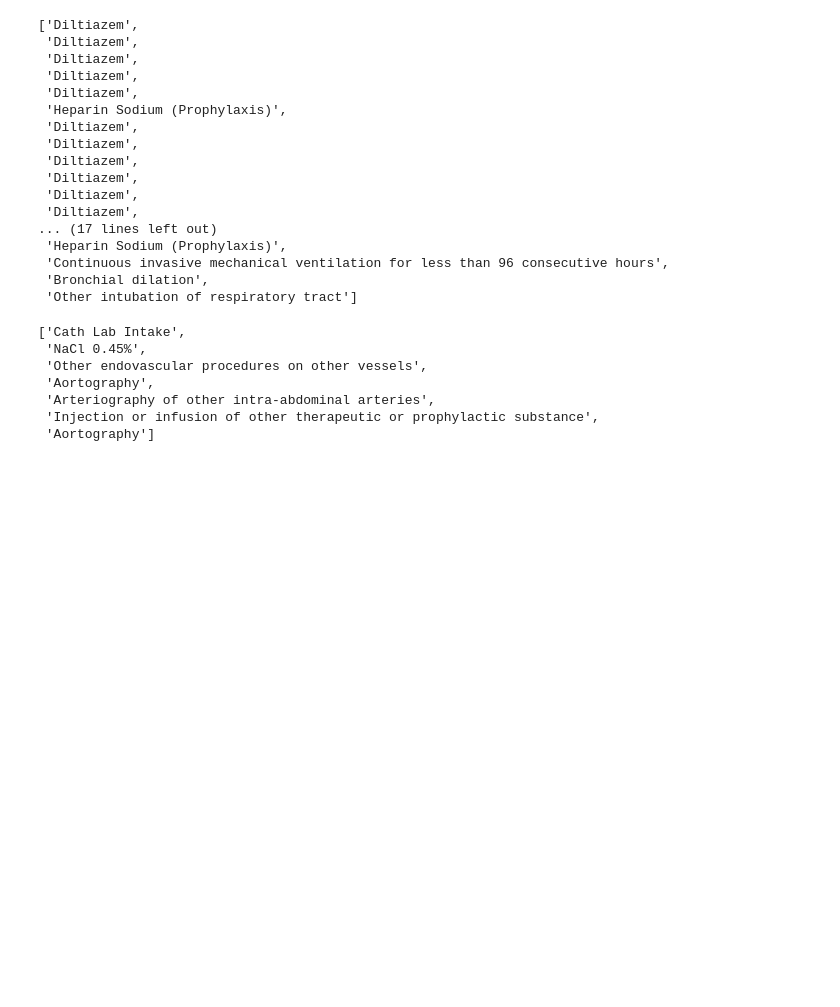
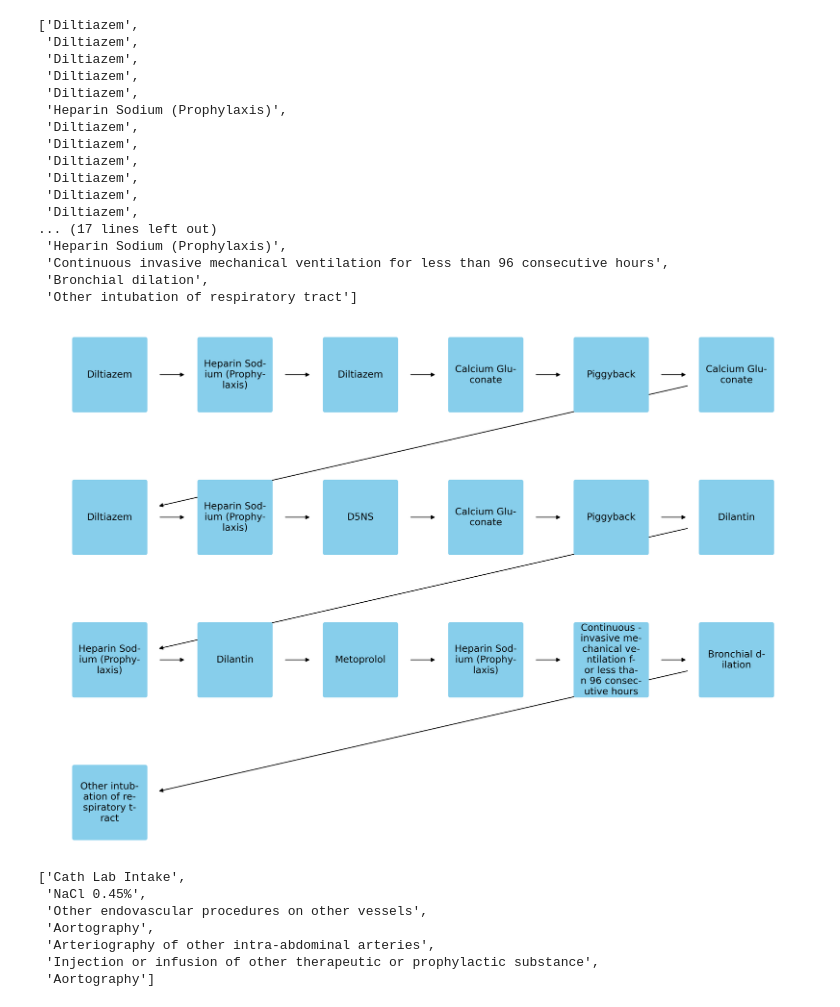
Before and after one commit to Baukmeister/cf_DRG_res, a Jupyter notebook: notebooks/2-LSTM-model-and-generate-counterfactuals.ipynb, the cells around one changed output. Drawn from its saved outputs; the diff is of its cells as text; code cells hidden in the pictures; blank space fills up the shorter version.

```diff
--- a/notebooks/2-LSTM-model-and-generate-counterfactuals.ipynb
+++ b/notebooks/2-LSTM-model-and-generate-counterfactuals.ipynb
@@ -911,6 +973,12 @@ code_to_name(trans_event_delete[sample_id])
  'Continuous invasive mechanical ventilation for less than 96 consecutive hours',
  'Bronchial dilation',
  'Other intubation of respiratory tract']
+# %%
+plot_sequence(
+    code_to_name(trans_event_delete[sample_id])
+)
+# %% [output]
+[figure, added]
 # %%
 # trans_event_sequences1[sample_id]
 # %%
```
Also changed, not shown: parts of 47 cells of this notebook, 1 other file.
